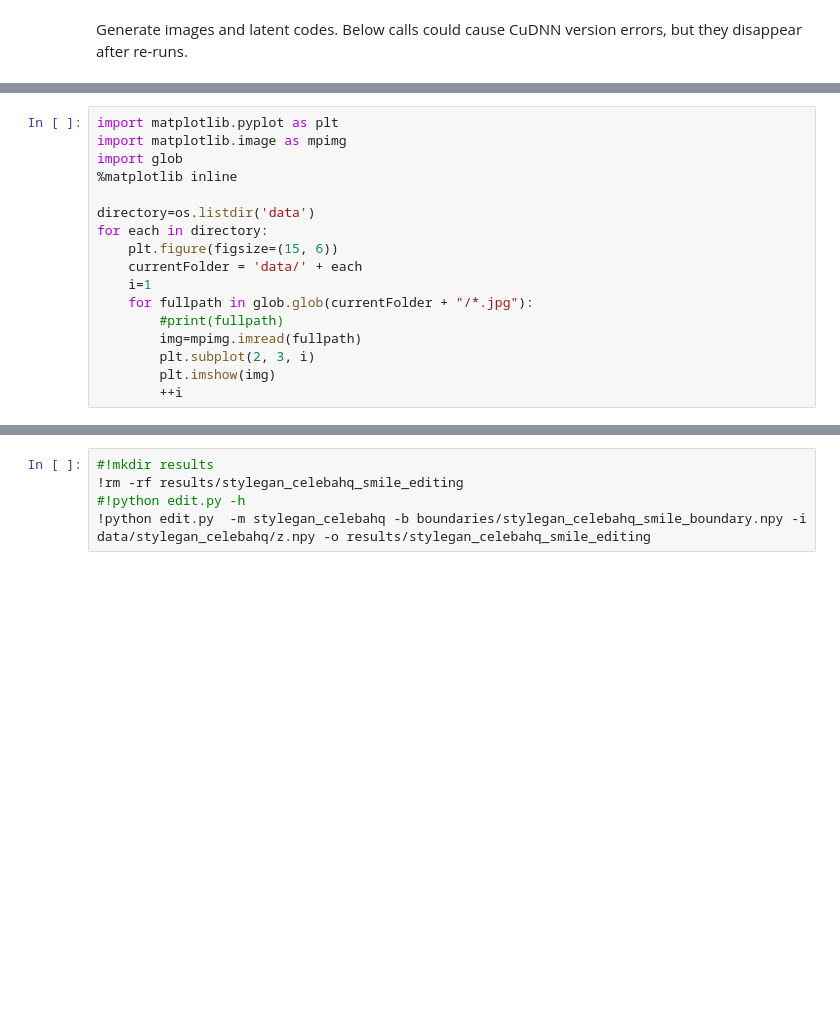
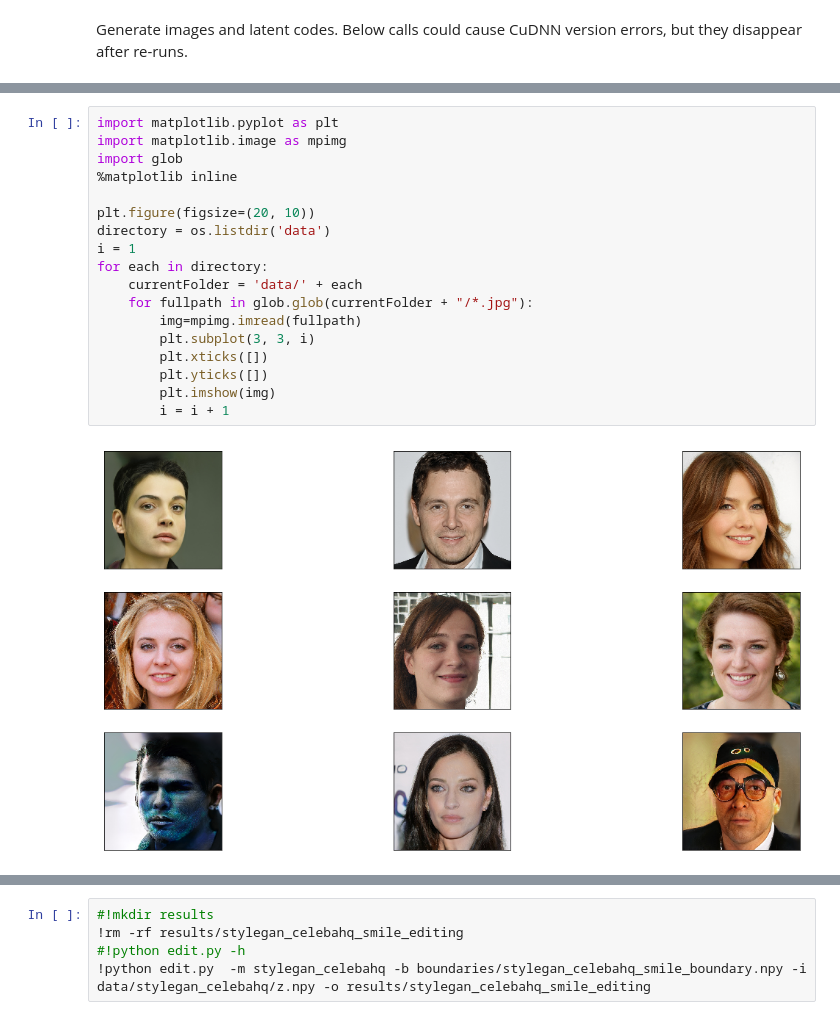
Before and after one commit to hugeinteger/InterFaceGAN, a Jupyter notebook: colab_demo.ipynb, the cells around one changed output, grey strips where cells are left out. Saved outputs shown, nothing was run; the diff lists cells and outputs as text; blank space fills up the shorter version.

```diff
--- a/colab_demo.ipynb
+++ b/colab_demo.ipynb
@@ -71,18 +71,21 @@ Below calls could cause CuDNN version errors, but they disappear after re-runs.
 # %%
 import matplotlib.pyplot as plt
 import matplotlib.image as mpimg
 import glob
 %matplotlib inline
 
-directory=os.listdir('data')
+plt.figure(figsize=(20, 10))
+directory = os.listdir('data')
+i = 1
 for each in directory:
-    plt.figure(figsize=(15, 6))
     currentFolder = 'data/' + each
-    i=1
     for fullpath in glob.glob(currentFolder + "/*.jpg"):
-        #print(fullpath)
         img=mpimg.imread(fullpath)
-        plt.subplot(2, 3, i)
+        plt.subplot(3, 3, i)
+        plt.xticks([])
+        plt.yticks([])
         plt.imshow(img)
-        ++i
+        i = i + 1
+# %% [output]
+[figure, added]
 # %%
```
Also changed, not shown: parts of 4 cells of this notebook.
